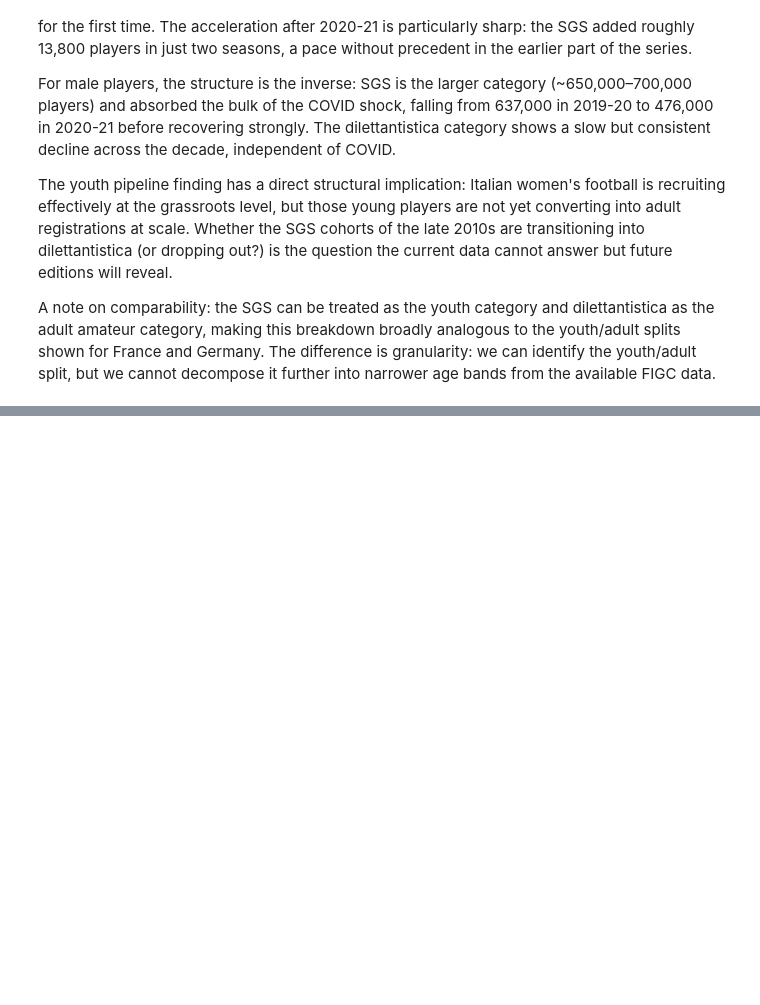
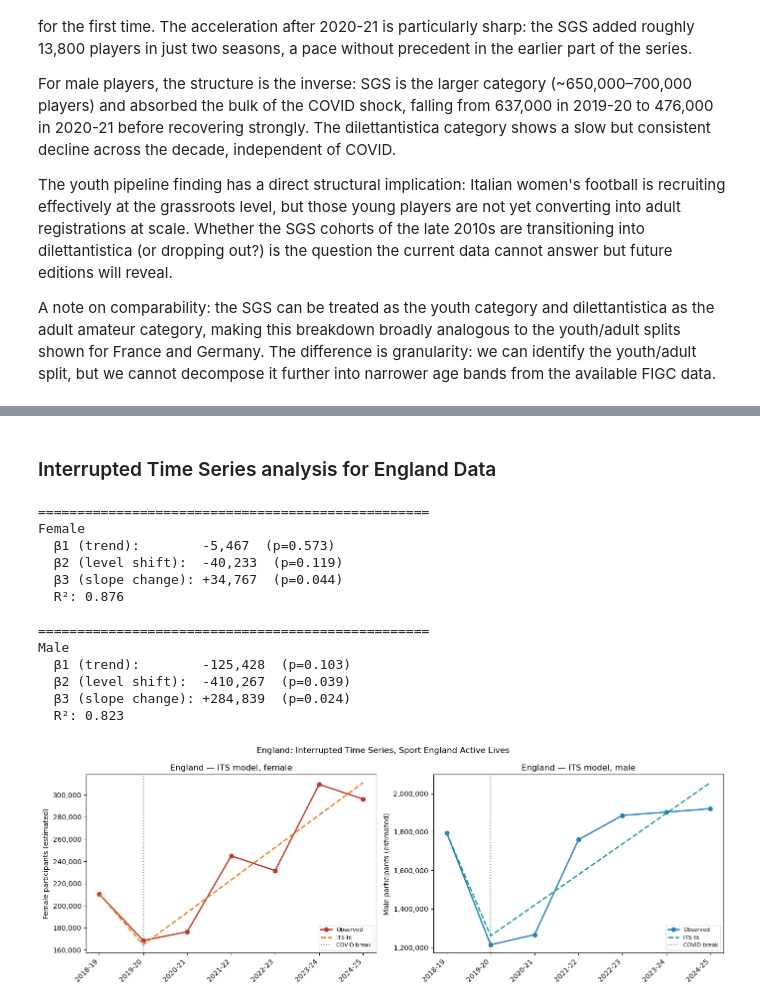
Before and after one commit to pacoraggio/inpat-expat, a Jupyter notebook: women-football/top5_participation_data.ipynb, the cells around one changed output, grey strips where cells are left out. Saved outputs shown, nothing was run; the diff lists cells and outputs as text; code cells hidden in the pictures; blank space fills up the shorter version.

```diff
--- a/women-football/top5_participation_data.ipynb
+++ b/women-football/top5_participation_data.ipynb
@@ -1583,0 +1752,59 @@ A note on comparability: the SGS can be treated as the youth category and dilett
+# %% [markdown]
+### Interrupted Time Series analysis for England Data
+# %%
+import statsmodels.api as sm
+
+fig, axes = plt.subplots(1, 2, figsize=(14, 5))
+
+# COVID break at 2019-20 (index 1)
+covid_break = eng_seasons_list.index("2019-20")
+
+for ax, gender, color_obs, color_fit, title in [
+    (axes[0], "female", "#c0392b", "#e67e22", "Female"),
+    (axes[1], "male",   "#2980b9", "#16a085", "Male"),
+]:
+    gs = eng_adult[eng_adult["gender"] == gender].set_index("season").reindex(eng_seasons_list).reset_index()
+    gs["t"] = range(len(gs))
+    gs["D"] = (gs["t"] >= covid_break).astype(int)
+    gs["t_post"] = (gs["t"] - covid_break) * gs["D"]
+
+    X = sm.add_constant(gs[["t", "D", "t_post"]])
+    y = gs["population_estimate"]
+    model = sm.OLS(y, X).fit()
+    gs["fitted"] = model.fittedvalues
+
+    print(f"\n{'='*50}")
+    print(f"{title}")
+    print(f"  β1 (trend):        {model.params['t']:+,.0f}  (p={model.pvalues['t']:.3f})")
+    print(f"  β2 (level shift):  {model.params['D']:+,.0f}  (p={model.pvalues['D']:.3f})")
+    print(f"  β3 (slope change): {model.params['t_post']:+,.0f}  (p={model.pvalues['t_post']:.3f})")
+    print(f"  R²: {model.rsquared:.3f}")
+
+    ax.plot(gs["t"], gs["population_estimate"], color=color_obs, marker="o", linewidth=2, label="Observed")
+    ax.plot(gs["t"], gs["fitted"], color=color_fit, linewidth=2, linestyle="--", label="ITS fit")
+    ax.axvline(covid_break, color="grey", linestyle=":", linewidth=1.5, label="COVID break")
+    ax.set_xticks(gs["t"])
+    ax.set_xticklabels(eng_seasons_list, rotation=45, ha="right")
+    ax.yaxis.set_major_formatter(mticker.FuncFormatter(lambda v, _: f"{int(v):,}"))
+    ax.set_ylabel(f"{title} participants (estimated)")
+    ax.set_title(f"England — ITS model, {title.lower()}")
+    ax.legend(fontsize=8)
+
+plt.suptitle("England: Interrupted Time Series, Sport England Active Lives", fontsize=12)
+plt.tight_layout()
+plt.show()
+# %% [output]
+==================================================
+Female
+  β1 (trend):        -5,467  (p=0.573)
+  β2 (level shift):  -40,233  (p=0.119)
+  β3 (slope change): +34,767  (p=0.044)
+  R²: 0.876
+
+==================================================
+Male
+  β1 (trend):        -125,428  (p=0.103)
+  β2 (level shift):  -410,267  (p=0.039)
+  β3 (slope change): +284,839  (p=0.024)
+  R²: 0.823
+[figure, added]
```
Also changed, not shown: parts of 33 cells of this notebook.
